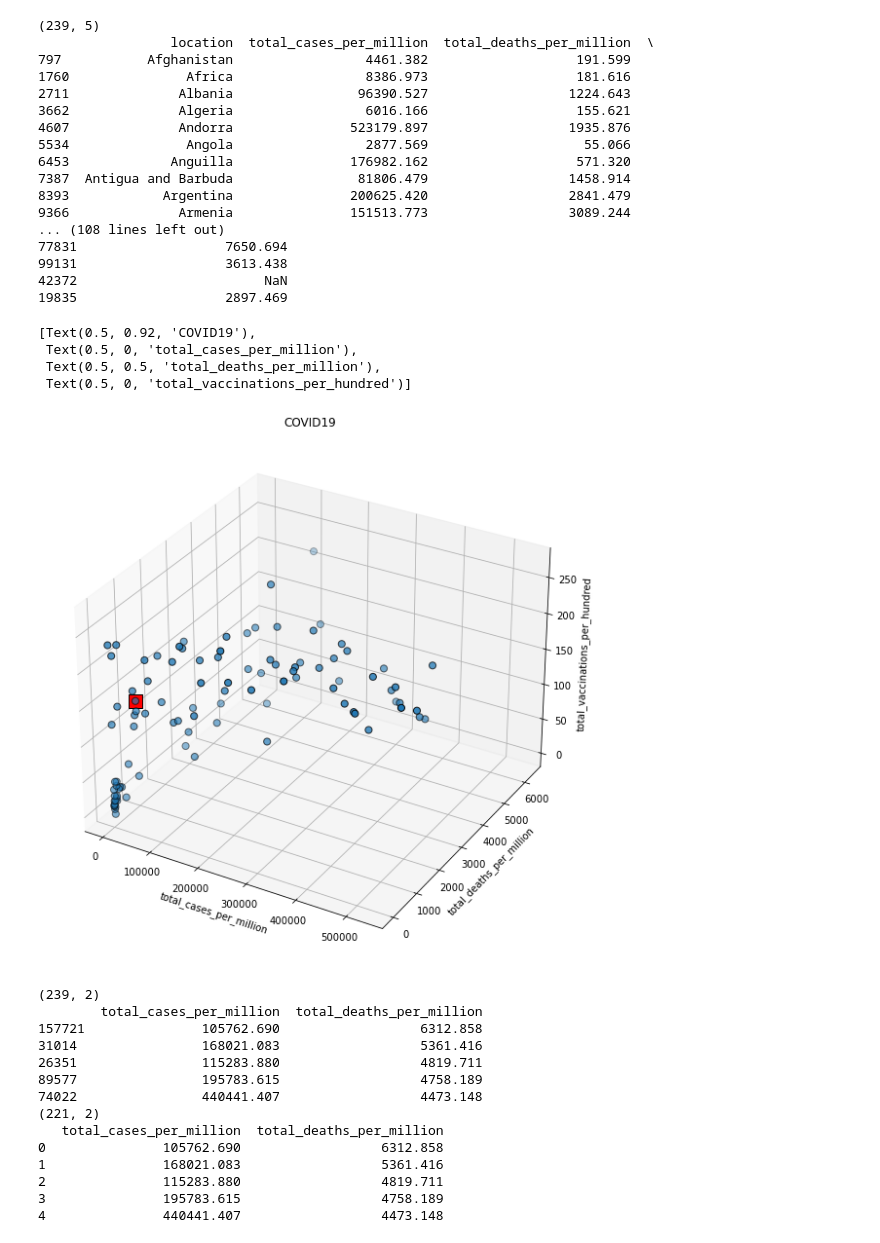
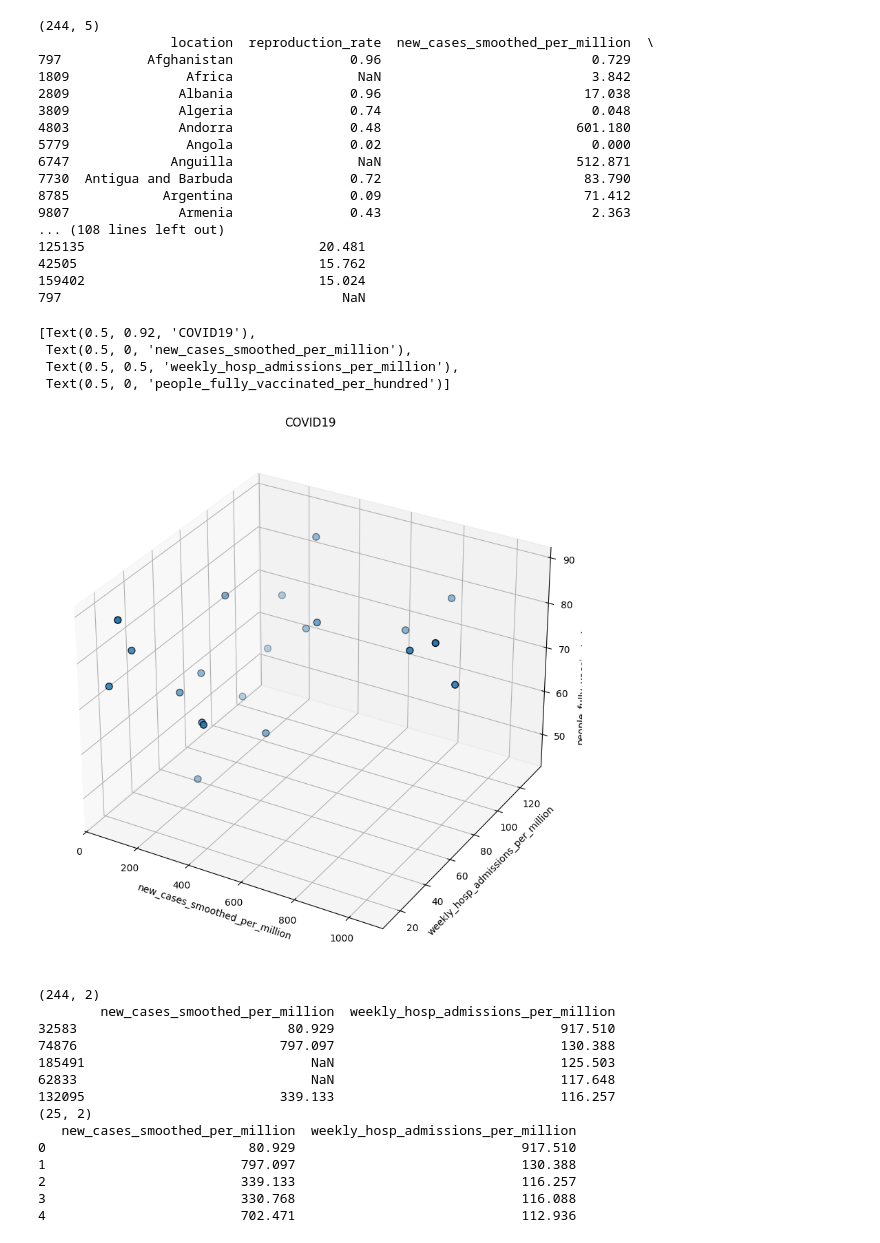
Before and after one commit to YJoeHadinata/covid-tugas, a Jupyter notebook: covidpredictTotal.ipynb, the cells around one changed output. Cells and saved outputs as stored; diff of their text form; code cells hidden in the pictures.

```diff
--- a/covidpredictTotal.ipynb
+++ b/covidpredictTotal.ipynb
@@ -76,56 +76,56 @@ Index(['iso_code', 'continent', 'location', 'date', 'total_cases', 'new_cases',
 # %%
 #Picking data from a certain date
 df3=df.loc[df['date'] == '2022-05-01']
 
 #Selecting certain parameters for clustering
-df3=df3[['location','total_cases_per_million', 'total_deaths_per_million', 'total_vaccinations_per_hundred','total_tests_per_thousand']]
+df3=df3[['location','reproduction_rate', 'new_cases_smoothed_per_million', 'people_fully_vaccinated_per_hundred','weekly_hosp_admissions_per_million']]
 print(df3.shape)
 print(df3.head(10))
 
 #Selecting data from Indonesia for plotting
 df4=df3.loc[df['location'] == 'Indonesia']
 print(df4)
 
 #Sorting values by certain parameters
-df3=df3.sort_values(by=['total_deaths_per_million'], ascending=False)
+df3=df3.sort_values(by=['weekly_hosp_admissions_per_million'], ascending=False)
 
 #deleting the first XX rows of data
 #df3=df3[9:]
 print(df3.head(30))
 
 #plt.scatter(df3['new_cases'], df3['new_deaths'], marker="o", s=50, edgecolor="k", projection="3d")
 #plt.grid()
 fig = plt.figure(figsize=(10,10))
 ax = fig.add_subplot(111, projection = '3d')
-ax.scatter(df3['total_cases_per_million'], df3['total_deaths_per_million'], df3['total_vaccinations_per_hundred'], s=50, edgecolor="k")
-ax.scatter(df4['total_cases_per_million'], df4['total_deaths_per_million'], df4['total_vaccinations_per_hundred'], c='r', marker="s", s=200, edgecolor="k")
-plt.gca().update(dict(title='COVID19', xlabel='total_cases_per_million', ylabel='total_deaths_per_million',zlabel='total_vaccinations_per_hundred'))
+ax.scatter(df3['new_cases_smoothed_per_million'], df3['weekly_hosp_admissions_per_million'], df3['people_fully_vaccinated_per_hundred'], s=50, edgecolor="k")
+ax.scatter(df4['new_cases_smoothed_per_million'], df4['weekly_hosp_admissions_per_million'], df4['people_fully_vaccinated_per_hundred'], c='r', marker="s", s=200, edgecolor="k")
+plt.gca().update(dict(title='COVID19', xlabel='new_cases_smoothed_per_million', ylabel='weekly_hosp_admissions_per_million',zlabel='people_fully_vaccinated_per_hundred'))
 # %% [output]
-(239, 5)
-                 location  total_cases_per_million  total_deaths_per_million  \
-797           Afghanistan                 4461.382                   191.599
-1760               Africa                 8386.973                   181.616
-2711              Albania                96390.527                  1224.643
-3662              Algeria                 6016.166                   155.621
-4607              Andorra               523179.897                  1935.876
-5534               Angola                 2877.569                    55.066
-6453             Anguilla               176982.162                   571.320
-7387  Antigua and Barbuda                81806.479                  1458.914
-8393            Argentina               200625.420                  2841.479
-9366              Armenia               151513.773                  3089.244
+(244, 5)
+                 location  reproduction_rate  new_cases_smoothed_per_million  \
+797           Afghanistan               0.96                           0.729
+1809               Africa                NaN                           3.842
+2809              Albania               0.96                          17.038
+3809              Algeria               0.74                           0.048
+4803              Andorra               0.48                         601.180
+5779               Angola               0.02                           0.000
+6747             Anguilla                NaN                         512.871
+7730  Antigua and Barbuda               0.72                          83.790
+8785            Argentina               0.09                          71.412
+9807              Armenia               0.43                           2.363
 ... (108 lines left out)
-77831                   7650.694
-99131                   3613.438
-42372                        NaN
-19835                   2897.469
+125135                              20.481
+42505                               15.762
+159402                              15.024
+797                                    NaN
 [Text(0.5, 0.92, 'COVID19'),
- Text(0.5, 0, 'total_cases_per_million'),
- Text(0.5, 0.5, 'total_deaths_per_million'),
- Text(0.5, 0, 'total_vaccinations_per_hundred')]
+ Text(0.5, 0, 'new_cases_smoothed_per_million'),
+ Text(0.5, 0.5, 'weekly_hosp_admissions_per_million'),
+ Text(0.5, 0, 'people_fully_vaccinated_per_hundred')]
-[figure, old version]
+[figure, new version]
 # %%
 #Selecting certain parameters for prediction
-df4=df3[['total_cases_per_million','total_deaths_per_million']]
+df4=df3[['new_cases_smoothed_per_million','weekly_hosp_admissions_per_million']]
 print(df4.shape)
 print(df4.head())
 
@@ -134,20 +134,20 @@ df4.reset_index(drop=True, inplace=True)
 print(df4.shape)
 print(df4.head())
 # %% [output]
-(239, 2)
-        total_cases_per_million  total_deaths_per_million
-157721               105762.690                  6312.858
-31014                168021.083                  5361.416
-26351                115283.880                  4819.711
-89577                195783.615                  4758.189
-74022                440441.407                  4473.148
-(221, 2)
-   total_cases_per_million  total_deaths_per_million
-0               105762.690                  6312.858
-1               168021.083                  5361.416
-2               115283.880                  4819.711
-3               195783.615                  4758.189
-4               440441.407                  4473.148
+(244, 2)
+        new_cases_smoothed_per_million  weekly_hosp_admissions_per_million
+32583                           80.929                             917.510
+74876                          797.097                             130.388
+185491                             NaN                             125.503
+62833                              NaN                             117.648
+132095                         339.133                             116.257
+(25, 2)
+   new_cases_smoothed_per_million  weekly_hosp_admissions_per_million
+0                          80.929                             917.510
+1                         797.097                             130.388
+2                         339.133                             116.257
+3                         330.768                             116.088
+4                         702.471                             112.936
 # %%
 from sklearn.model_selection import train_test_split
 
```
Also changed, not shown: parts of 6 cells of this notebook, 25 other files.
